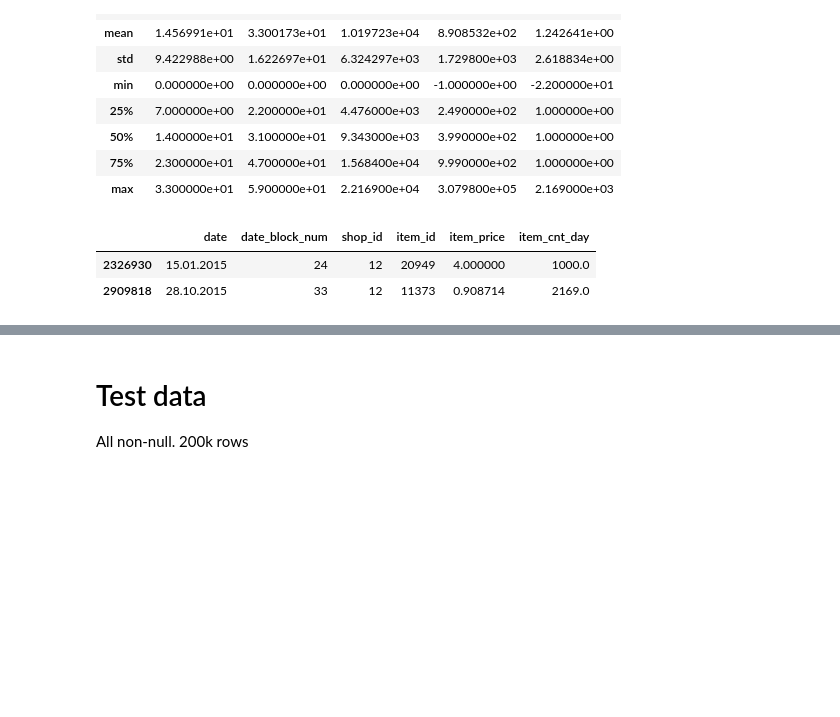
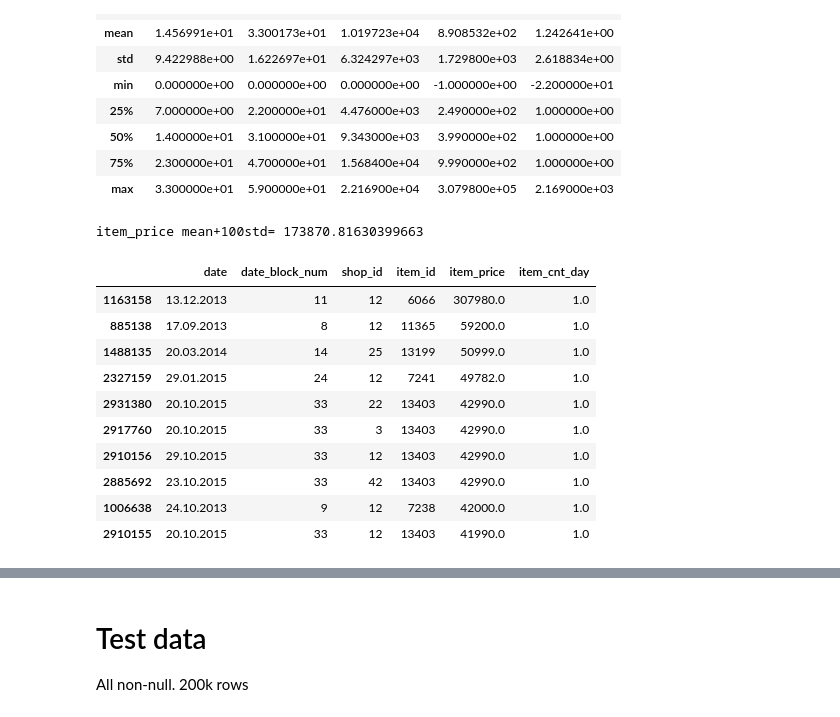
Before and after one commit to keijak/kaggle-pub, a Jupyter notebook: sales1c/eda.ipynb, the cells around one changed output, grey strips where cells are left out. Saved outputs shown, nothing was run; the diff lists cells and outputs as text; code cells hidden in the pictures; blank space fills up the shorter version.

Commit message:
median price

```diff
--- a/sales1c/eda.ipynb
+++ b/sales1c/eda.ipynb
@@ -82,10 +82,18 @@ df_train_all.describe()
 | 75% | 2.300000e+01 | 4.700000e+01 | 1.568400e+04 | 9.990000e+02 | 1.000000e+00 |
 | max | 3.300000e+01 | 5.900000e+01 | 2.216900e+04 | 3.079800e+05 | 2.169000e+03 |
 # %%
-price3d = df_train_all.item_price.mean() + 3*df_train_all.item_price.std()
-
-df_train_all[df_train_all.item_cnt_day > 700]
+print('item_price mean+100std=', df_train_all.item_price.mean() + 100 * df_train_all.item_price.std())
+df_train_all.sort_values(by='item_price', ascending=False).head(10)
 # %% [output]
+item_price mean+100std= 173870.81630399663
 |  | date | date_block_num | shop_id | item_id | item_price | item_cnt_day |
-| 2326930 | 15.01.2015 | 24 | 12 | 20949 | 4.000000 | 1000.0 |
-| 2909818 | 28.10.2015 | 33 | 12 | 11373 | 0.908714 | 2169.0 |
+| 1163158 | 13.12.2013 | 11 | 12 | 6066 | 307980.0 | 1.0 |
+| 885138 | 17.09.2013 | 8 | 12 | 11365 | 59200.0 | 1.0 |
+| 1488135 | 20.03.2014 | 14 | 25 | 13199 | 50999.0 | 1.0 |
+| 2327159 | 29.01.2015 | 24 | 12 | 7241 | 49782.0 | 1.0 |
+| 2931380 | 20.10.2015 | 33 | 22 | 13403 | 42990.0 | 1.0 |
+| 2917760 | 20.10.2015 | 33 | 3 | 13403 | 42990.0 | 1.0 |
+| 2910156 | 29.10.2015 | 33 | 12 | 13403 | 42990.0 | 1.0 |
+| 2885692 | 23.10.2015 | 33 | 42 | 13403 | 42990.0 | 1.0 |
+| 1006638 | 24.10.2013 | 9 | 12 | 7238 | 42000.0 | 1.0 |
+| 2910155 | 20.10.2015 | 33 | 12 | 13403 | 41990.0 | 1.0 |
```
Also changed, not shown: parts of 9 cells of this notebook, 1 other file.
